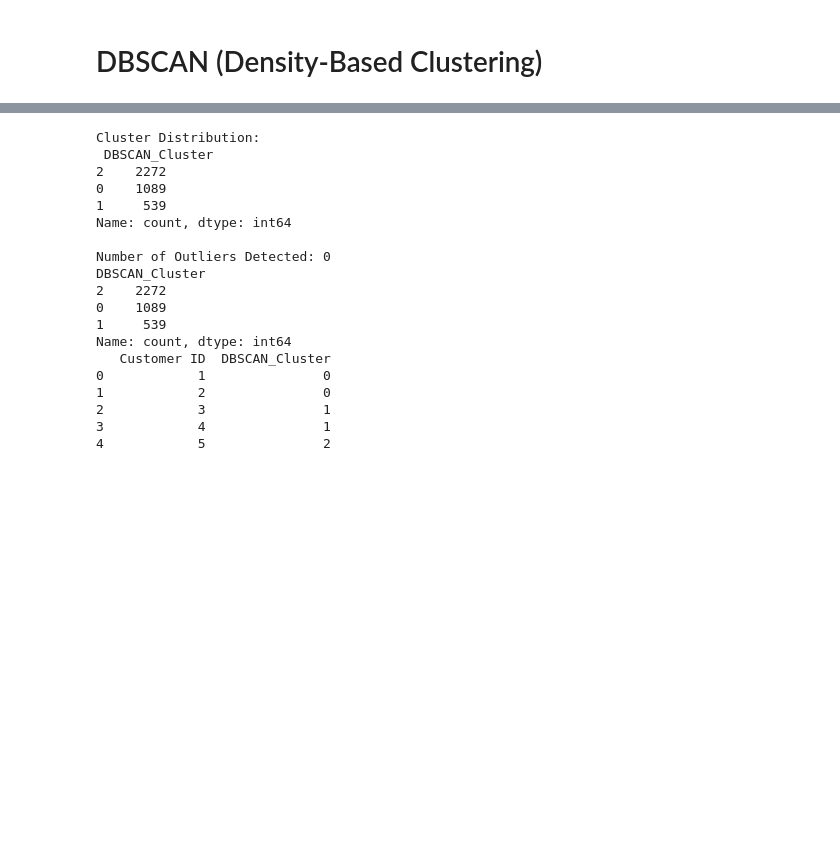
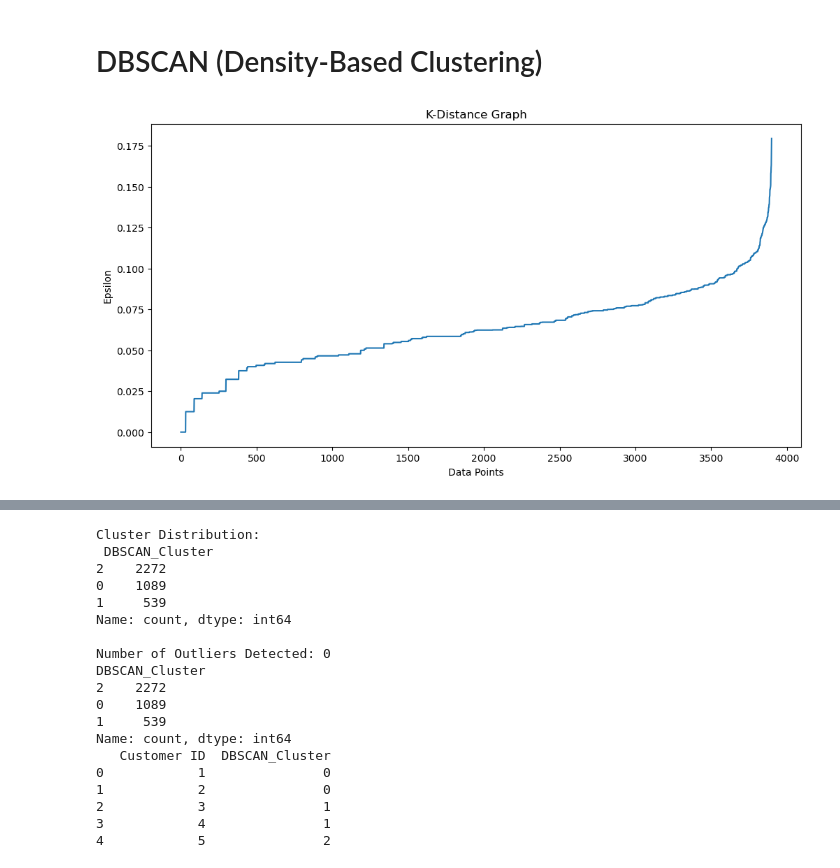
Before and after one commit to CassandraMaldonado/ML_customer_clustering, a Jupyter notebook: Clustering models.ipynb, the cells around one changed output, grey strips where cells are left out. Saved outputs shown, nothing was run; the diff lists cells and outputs as text; code cells hidden in the pictures; blank space fills up the shorter version.

```diff
--- a/Clustering models.ipynb
+++ b/Clustering models.ipynb
@@ -467,3 +467,25 @@ print(cluster_profiles)
 3          3.769279  High-Frequency Budget Shopper(Very high freque...
 # %% [markdown]
 # DBSCAN (Density-Based Clustering)
+# %%
+# DBSCAN K-distance graph
+from sklearn.neighbors import NearestNeighbors
+
+# Fit Nearest Neighbors model
+neighbors = NearestNeighbors(n_neighbors=2)
+neighbors_fit = neighbors.fit(df_scaled)
+
+# Calculate distances
+distances, indices = neighbors_fit.kneighbors(df_scaled)
+
+# Sort and plot the distances
+distances = np.sort(distances, axis=0)
+distances = distances[:, 1]
+plt.figure(figsize=(12, 6))
+plt.plot(distances)
+plt.title("K-Distance Graph")
+plt.xlabel("Data Points")
+plt.ylabel("Epsilon")
+plt.show()
+# %% [output]
+[figure, added]
```
Also changed, not shown: parts of 15 cells of this notebook.
